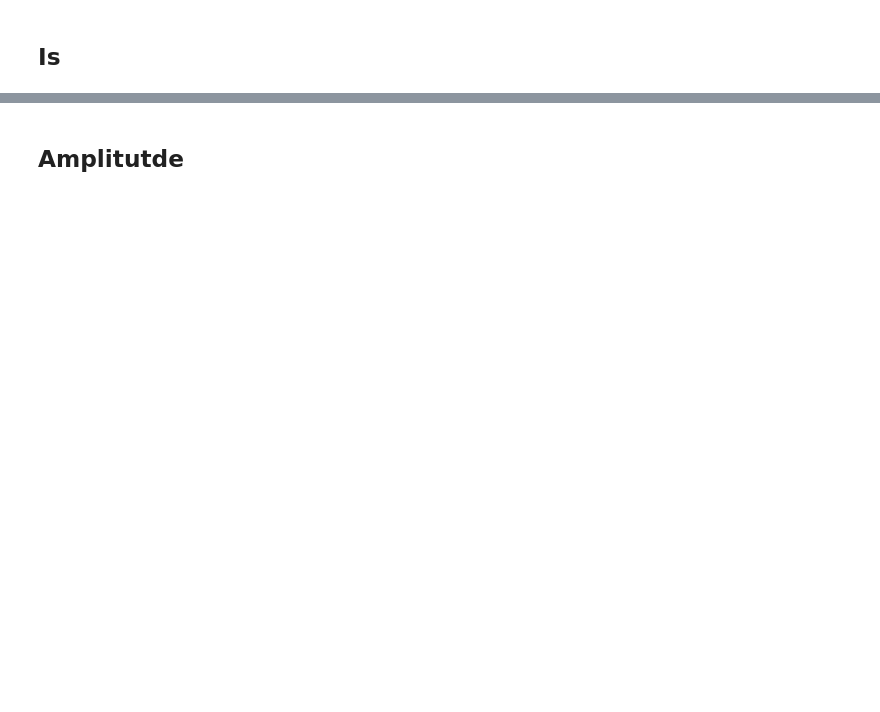
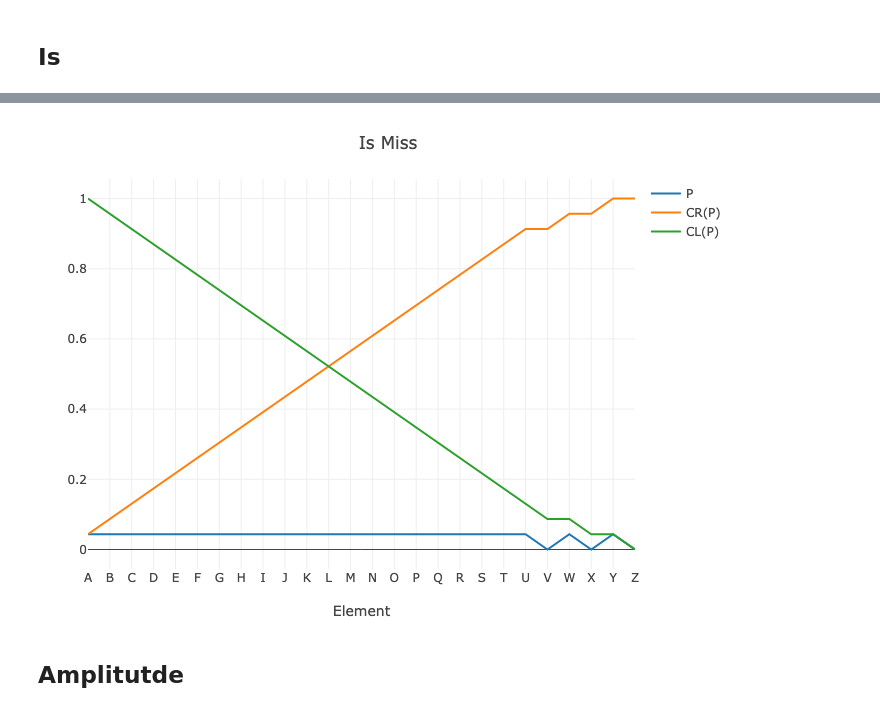
Before and after one commit to KwatME/FeatureSetEnrichment.jl, a Jupyter notebook: notebook/develop.ipynb, the cells around one changed output, grey strips where cells are left out. Saved outputs shown, nothing was run; the diff lists cells and outputs as text; code cells hidden in the pictures; blank space fills up the shorter version.

```diff
--- a/notebook/develop.ipynb
+++ b/notebook/develop.ipynb
@@ -91,15 +76,13 @@ plot_x_y(
 # %%
-is_m_p = is_m / sum(is_m)
+i_m_p = i_m / sum(i_m)
 
-is_m_p_cr = cumsum(is_m_p)
+i_m_p_cr = cumsum(i_m_p) .+ small_number
 
-is_m_p_cl = cumulate_sum_reverse(is_m_p)
+i_m_p_cl = cumulate_sum_reverse(i_m_p) .+ small_number
 
-plot_x_y(
-    (is_m_p, is_m_p_cr, is_m_p_cl);
-    name_ = ("P", "CR(P)", "CL(P)"),
-    layout = extend_layout(layout; title = "Is Miss"),
-)
+plot_x_y((i_m_p, i_m_p_cr, i_m_p_cl); name_ = ("P", "CR(P)", "CL(P)"), layout = extend_layout(layout; title = "Is Miss"))
+# %% [output]
+[figure, added]
 # %% [markdown]
 ## Amplitutde
 # %%
```
Also changed, not shown: parts of 19 cells of this notebook, 1 other file.
